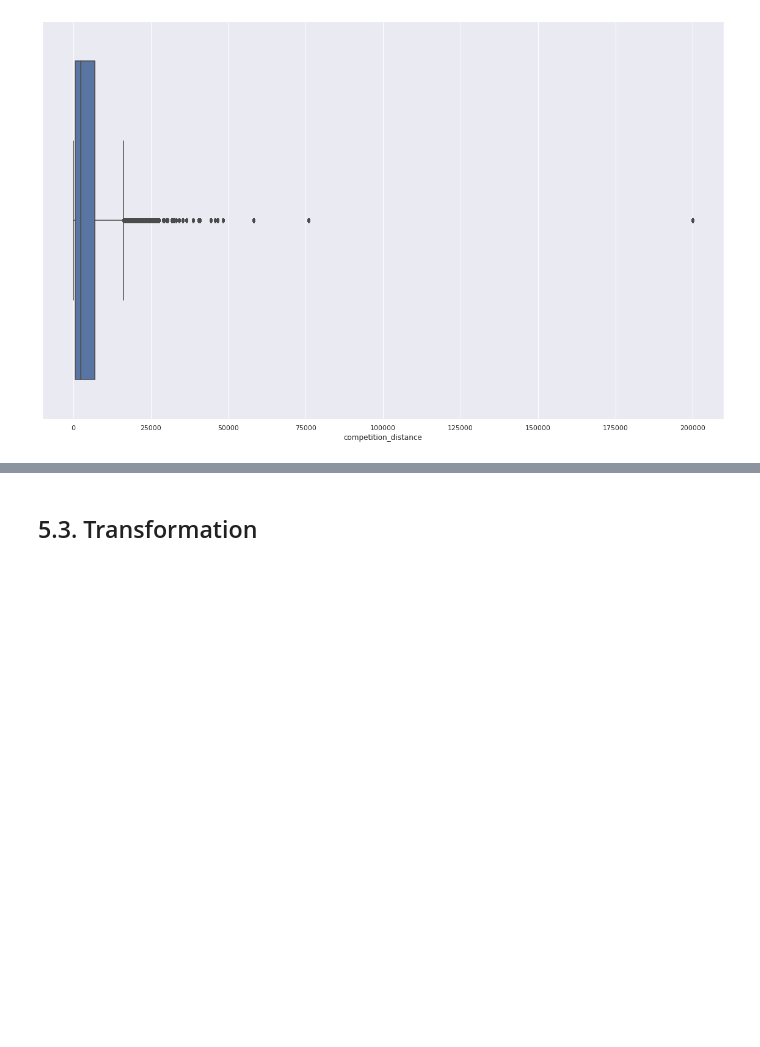
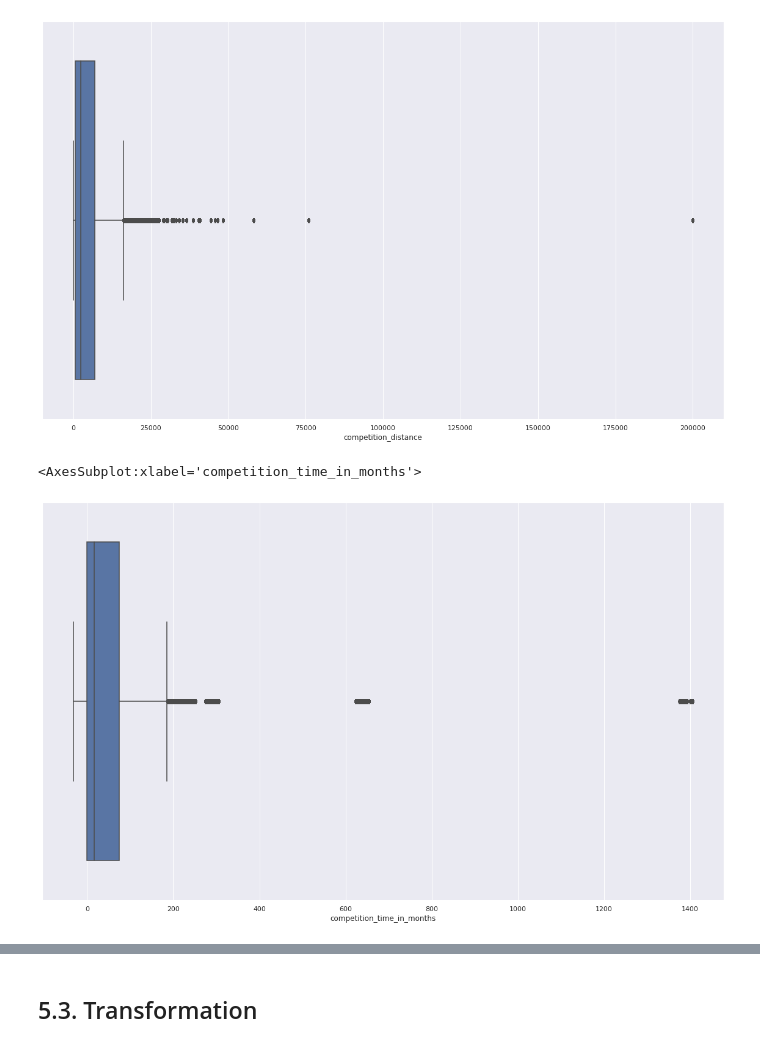
Before and after one commit to RaviCampos/ds_in_production, a Jupyter notebook: store_sales_predictions-p4.ipynb, the cells around one changed output, grey strips where cells are left out. Drawn from its saved outputs; the diff is of its cells as text; code cells hidden in the pictures; blank space fills up the shorter version.

```diff
--- a/store_sales_predictions-p4.ipynb
+++ b/store_sales_predictions-p4.ipynb
@@ -1611,3 +1612,8 @@ sns.boxplot(x=num["competition_distance"])
 # %% [output]
 <AxesSubplot:xlabel='competition_distance'>
 [figure]
+# %%
+sns.boxplot(x=num["competition_time_in_months"])
+# %% [output]
+<AxesSubplot:xlabel='competition_time_in_months'>
+[figure, added]
```
Also changed, not shown: parts of 11 cells of this notebook.
